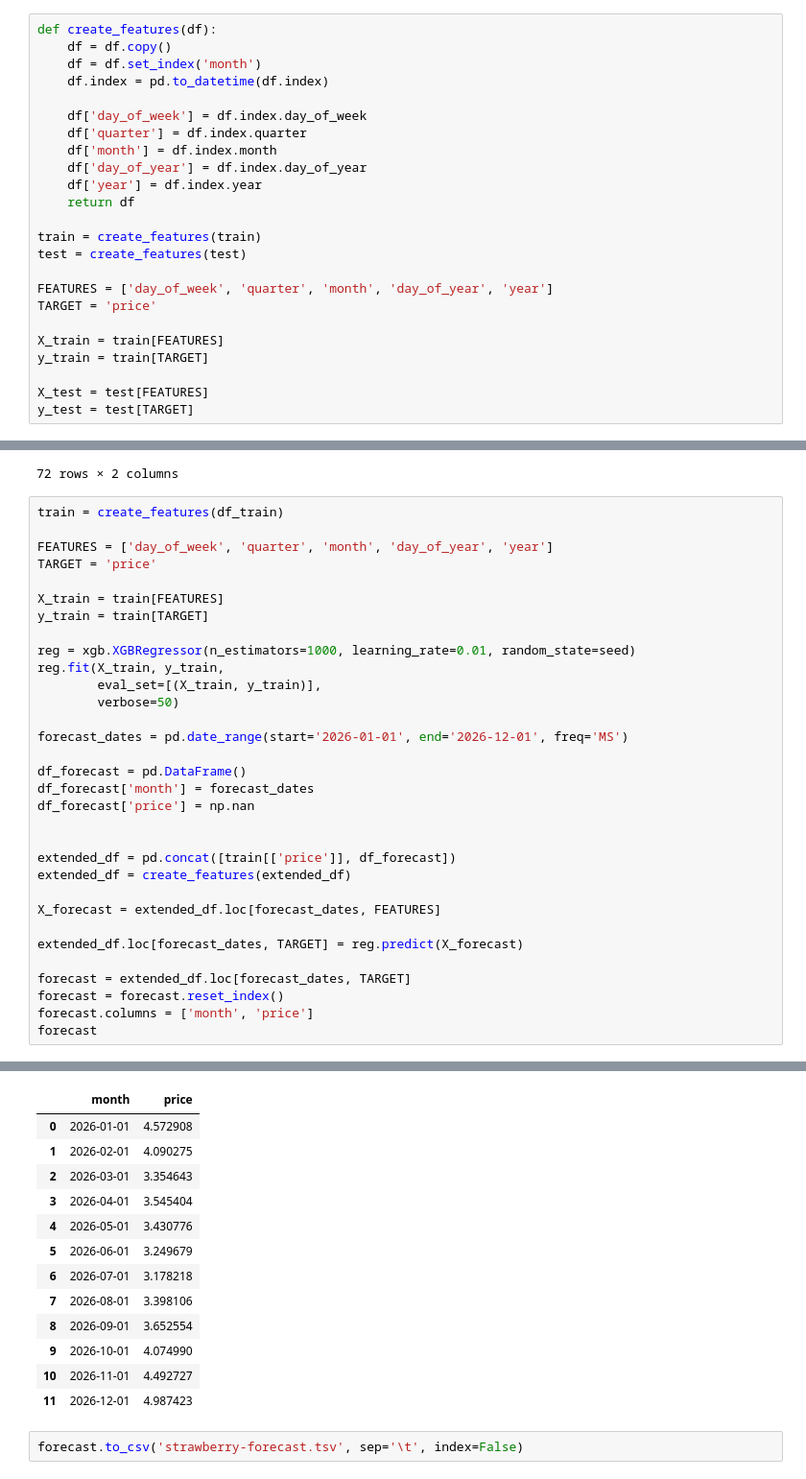
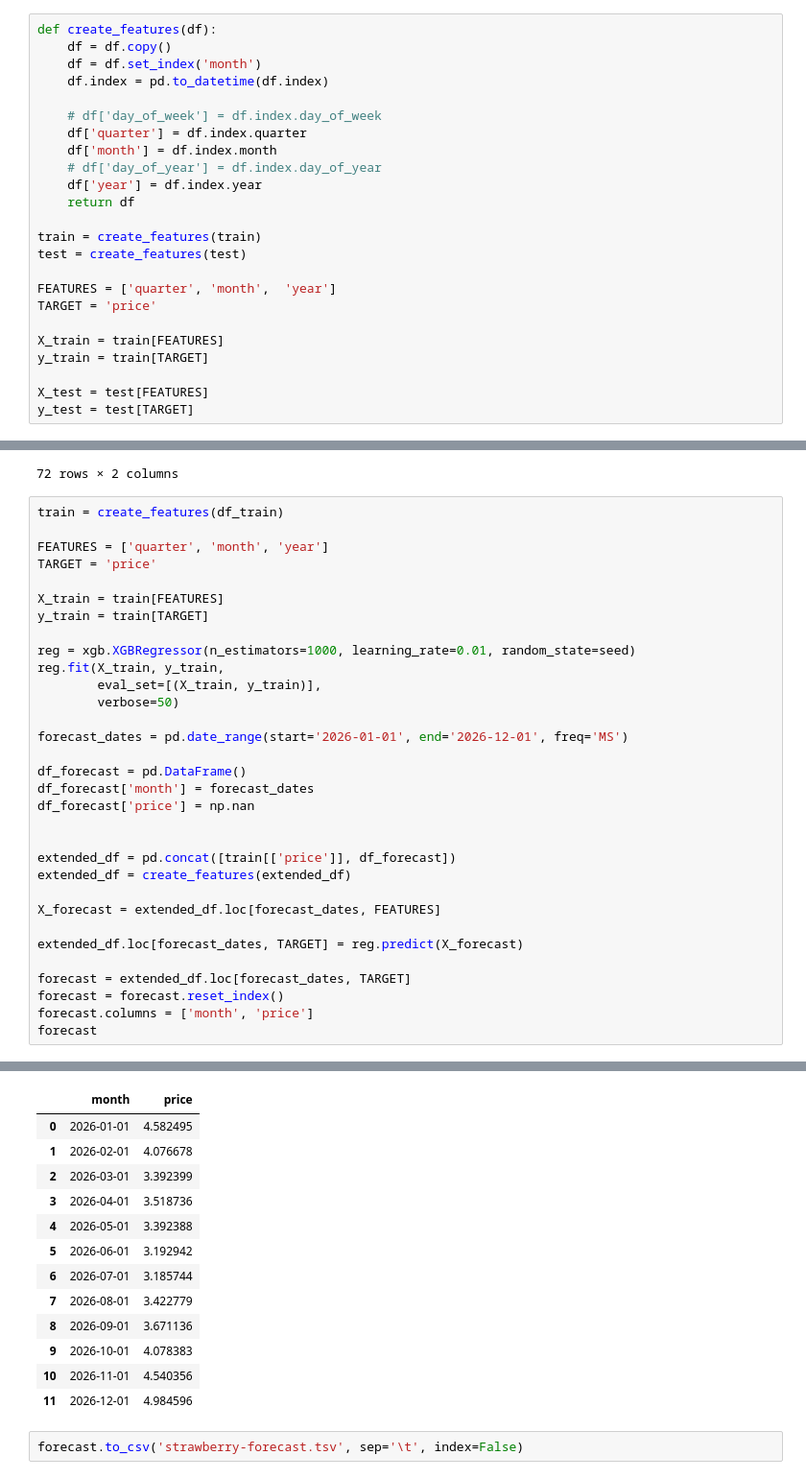
Before and after one commit to aidandig/dx704-project-02, a Jupyter notebook: dx704-project-02.ipynb, the cells around one changed output, grey strips where cells are left out. Shown at 96% size. Cells and saved outputs as stored; diff of their text form.

```diff
--- a/dx704-project-02.ipynb
+++ b/dx704-project-02.ipynb
@@ -125,17 +125,17 @@ def create_features(df):
     df = df.set_index('month')
     df.index = pd.to_datetime(df.index)
 
-    df['day_of_week'] = df.index.day_of_week
+    # df['day_of_week'] = df.index.day_of_week
     df['quarter'] = df.index.quarter
     df['month'] = df.index.month
-    df['day_of_year'] = df.index.day_of_year
+    # df['day_of_year'] = df.index.day_of_year
     df['year'] = df.index.year
     return df
 
 train = create_features(train)
 test = create_features(test)
 
-FEATURES = ['day_of_week', 'quarter', 'month', 'day_of_year', 'year']
+FEATURES = ['quarter', 'month',  'year']
 TARGET = 'price'
 
 X_train = train[FEATURES]
@@ -273,7 +279,7 @@ df_train
 # %%
 train = create_features(df_train)
 
-FEATURES = ['day_of_week', 'quarter', 'month', 'day_of_year', 'year']
+FEATURES = ['quarter', 'month', 'year']
 TARGET = 'price'
 
 X_train = train[FEATURES]
@@ -323,16 +329,16 @@ forecast
 |  | month | price |
-| 0 | 2026-01-01 | 4.572908 |
-| 1 | 2026-02-01 | 4.090275 |
-| 2 | 2026-03-01 | 3.354643 |
-| 3 | 2026-04-01 | 3.545404 |
-| 4 | 2026-05-01 | 3.430776 |
-| 5 | 2026-06-01 | 3.249679 |
-| 6 | 2026-07-01 | 3.178218 |
-| 7 | 2026-08-01 | 3.398106 |
-| 8 | 2026-09-01 | 3.652554 |
-| 9 | 2026-10-01 | 4.074990 |
-| 10 | 2026-11-01 | 4.492727 |
-| 11 | 2026-12-01 | 4.987423 |
+| 0 | 2026-01-01 | 4.582495 |
+| 1 | 2026-02-01 | 4.076678 |
+| 2 | 2026-03-01 | 3.392399 |
+| 3 | 2026-04-01 | 3.518736 |
+| 4 | 2026-05-01 | 3.392388 |
+| 5 | 2026-06-01 | 3.192942 |
+| 6 | 2026-07-01 | 3.185744 |
+| 7 | 2026-08-01 | 3.422779 |
+| 8 | 2026-09-01 | 3.671136 |
+| 9 | 2026-10-01 | 4.078383 |
+| 10 | 2026-11-01 | 4.540356 |
+| 11 | 2026-12-01 | 4.984596 |
 # %%
 forecast.to_csv('strawberry-forecast.tsv', sep='\t', index=False)
 # %% [markdown]
```
Also changed, not shown: parts of 7 cells of this notebook, 5 other files.
